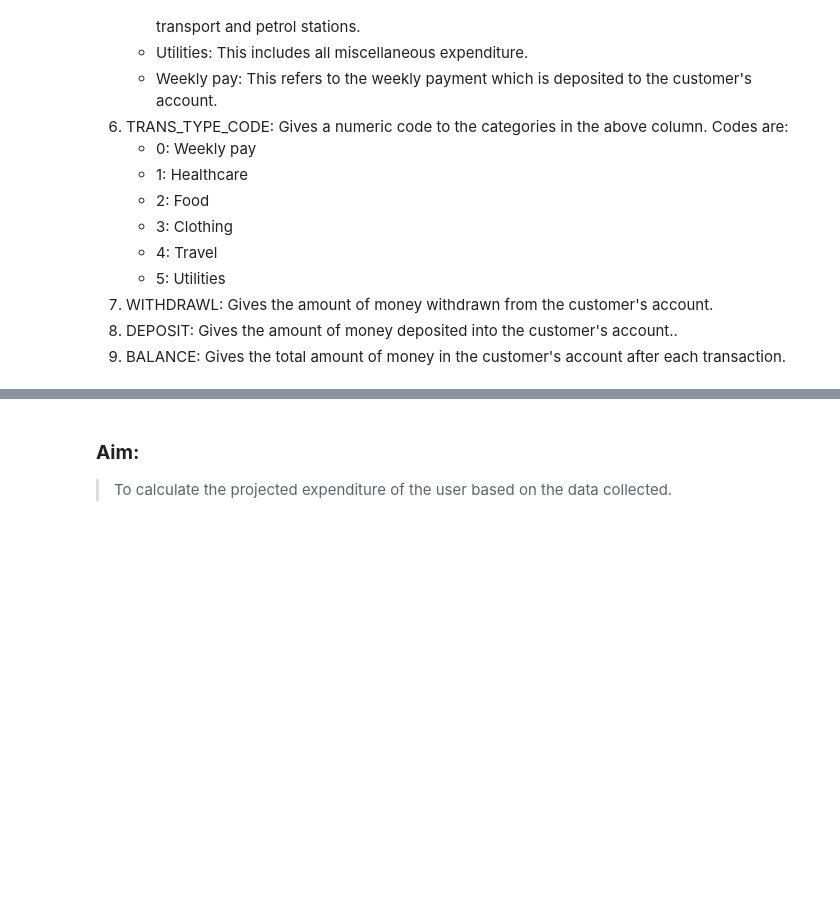
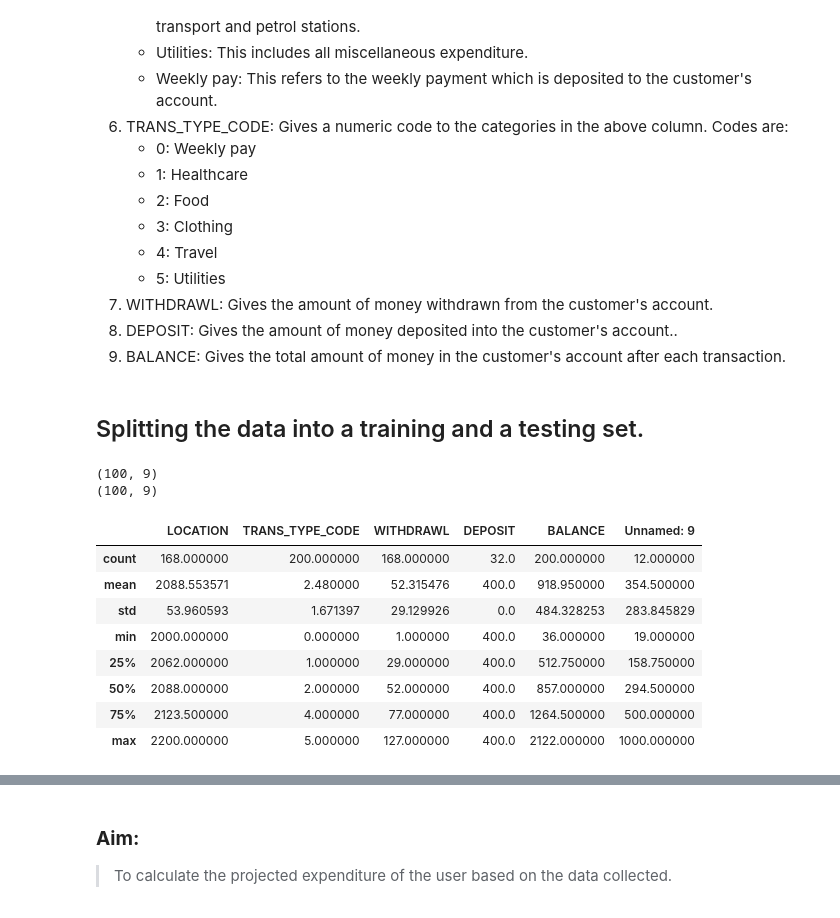
Before and after one commit to swarnim-madan/PACE-Project, a Jupyter notebook: Group 17/PACE.ipynb, the cells around one changed output, grey strips where cells are left out. Saved outputs shown, nothing was run; the diff lists cells and outputs as text; code cells hidden in the pictures; blank space fills up the shorter version.

```diff
--- a/Group 17/PACE.ipynb
+++ b/Group 17/PACE.ipynb
@@ -56,3 +60,24 @@ df.head(10)
 7. WITHDRAWL: Gives the amount of money withdrawn from the customer's account.
 8. DEPOSIT: Gives the amount of money deposited into the customer's account..
 9. BALANCE: Gives the total amount of money in the customer's account after each transaction.
+# %% [markdown]
+## Splitting the data into a training and a testing set.
+# %%
+train, test = train_test_split(bank, test_size = 0.5)
+print(train.shape)
+print(test.shape)
+# %% [output]
+(100, 9)
+(100, 9)
+# %%
+bank.describe()
+# %% [output]
+|  | LOCATION | TRANS_TYPE_CODE | WITHDRAWL | DEPOSIT | BALANCE | Unnamed: 9 |
+| count | 168.000000 | 200.000000 | 168.000000 | 32.0 | 200.000000 | 12.000000 |
+| mean | 2088.553571 | 2.480000 | 52.315476 | 400.0 | 918.950000 | 354.500000 |
+| std | 53.960593 | 1.671397 | 29.129926 | 0.0 | 484.328253 | 283.845829 |
+| min | 2000.000000 | 0.000000 | 1.000000 | 400.0 | 36.000000 | 19.000000 |
+| 25% | 2062.000000 | 1.000000 | 29.000000 | 400.0 | 512.750000 | 158.750000 |
+| 50% | 2088.000000 | 2.000000 | 52.000000 | 400.0 | 857.000000 | 294.500000 |
+| 75% | 2123.500000 | 4.000000 | 77.000000 | 400.0 | 1264.500000 | 500.000000 |
+| max | 2200.000000 | 5.000000 | 127.000000 | 400.0 | 2122.000000 | 1000.000000 |
```
Also changed, not shown: parts of 5 cells of this notebook.
